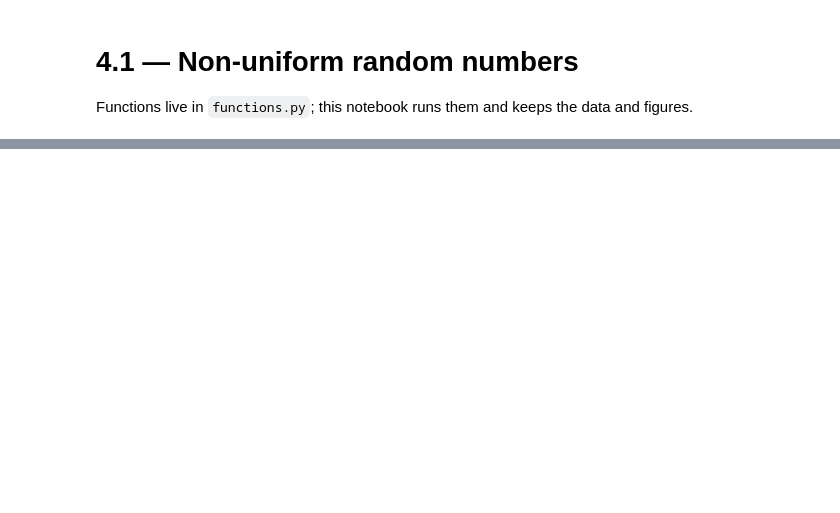
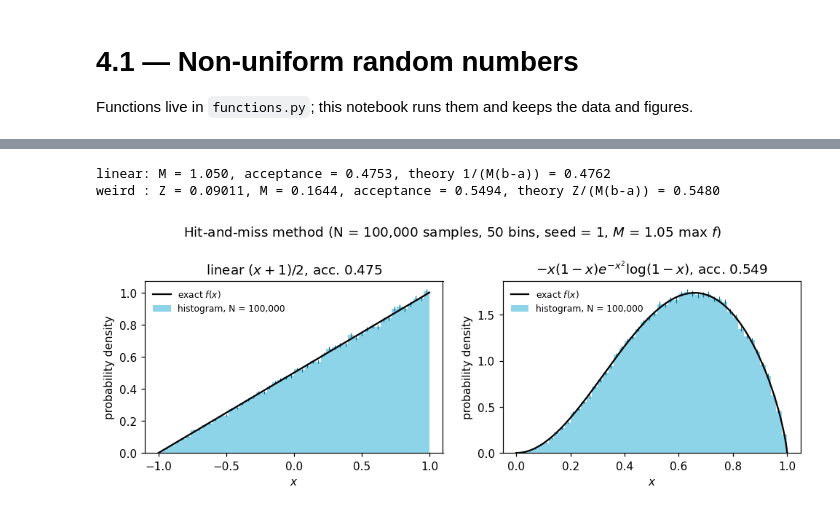
Before and after one commit to MathiMuts/Advanced-Monte-Carlo, a Jupyter notebook: Exercises/4.01-non-uniform-random-numbers/code.ipynb, the cells around one changed output, grey strips where cells are left out. Saved outputs shown, nothing was run; the diff lists cells and outputs as text; code cells hidden in the pictures; blank space fills up the shorter version.

```diff
--- a/Exercises/4.01-non-uniform-random-numbers/code.ipynb
+++ b/Exercises/4.01-non-uniform-random-numbers/code.ipynb
@@ -26,0 +83,29 @@ rng = np.random.default_rng(SEED)
+# %%
+# linear density on [-1, 1]: max f = 1 at x = 1
+M_linear = find_bound(linear_pdf, -1, 1)
+x_linear_hm, acc_linear = hit_and_miss(linear_pdf, -1, 1, M_linear, N, rng)
+
+# the "weird" function on [0, 1]
+Z = normalization(weird_function, 0, 1)
+M_weird = find_bound(weird_function, 0, 1)
+x_weird, acc_weird = hit_and_miss(weird_function, 0, 1, M_weird, N, rng)
+
+print(f"linear: M = {M_linear:.3f}, acceptance = {acc_linear:.4f}, "
+      f"theory 1/(M(b-a)) = {1 / (2 * M_linear):.4f}")
+print(f"weird : Z = {Z:.5f}, M = {M_weird:.4f}, acceptance = {acc_weird:.4f}, "
+      f"theory Z/(M(b-a)) = {Z / M_weird:.4f}")
+# %% [output]
+linear: M = 1.050, acceptance = 0.4753, theory 1/(M(b-a)) = 0.4762
+weird : Z = 0.09011, M = 0.1644, acceptance = 0.5494, theory Z/(M(b-a)) = 0.5480
+# %%
+fig, axes = plt.subplots(1, 2, figsize=(9, 3.5))
+plot_density(axes[0], x_linear_hm, linear_pdf, (-1, 1), BINS,
+             f"linear $(x+1)/2$, acc. {acc_linear:.3f}")
+plot_density(axes[1], x_weird, lambda x: weird_function(x) / Z, (0, 1), BINS,
+             f"$-x(1-x)e^{{-x^2}}\\log(1-x)$, acc. {acc_weird:.3f}")
+fig.suptitle(f"Hit-and-miss method ({info}, $M$ = 1.05 max $f$)")
+fig.tight_layout()
+save_figure(fig, "b_hit_and_miss")
+plt.show()
+# %% [output]
+[figure, added]
```
Also changed, not shown: parts of 17 cells of this notebook, 11 other files.
